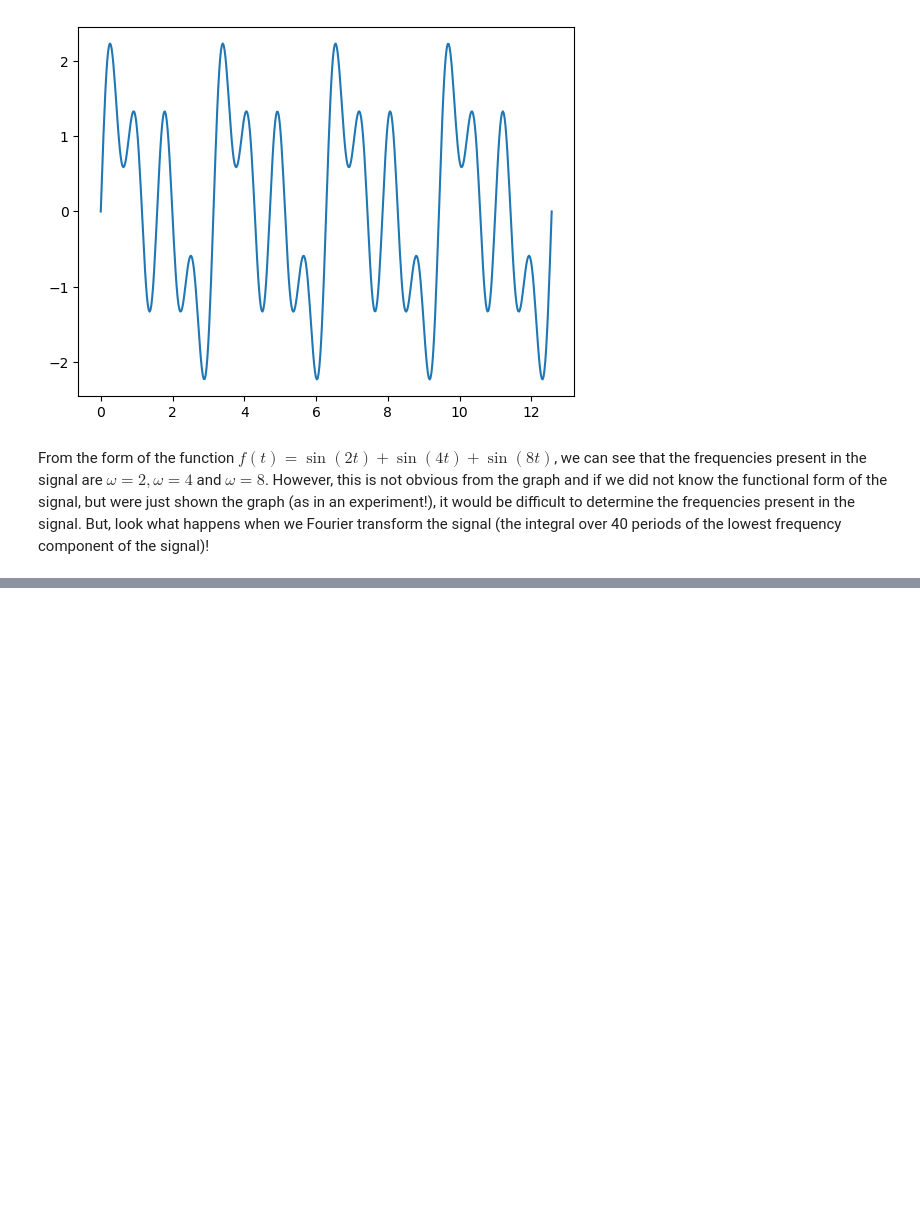
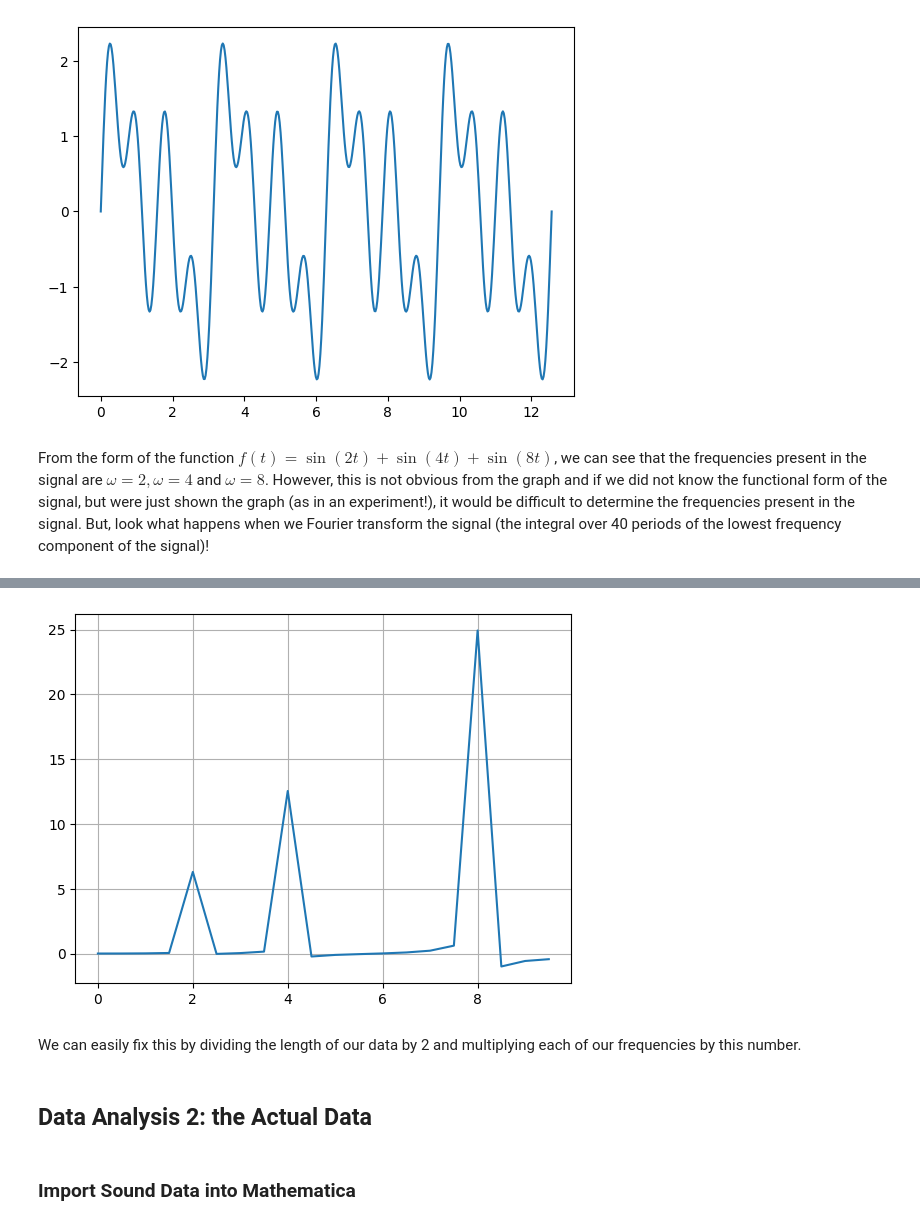
Before and after one commit to brinerk/LabsCapstone, a Jupyter notebook: Lab21/Lab 21.ipynb, the cells around one changed output, grey strips where cells are left out. Saved outputs shown, nothing was run; the diff lists cells and outputs as text; code cells hidden in the pictures; blank space fills up the shorter version.

```diff
--- a/Lab21/Lab 21.ipynb
+++ b/Lab21/Lab 21.ipynb
@@ -249,0 +272,12 @@ Don't worry too much about the details of this function.
+# %%
+plt.plot((np.abs(freq)*250)[:20],data_fft.real[:20])
+plt.grid()
+plt.show()
+# %% [output]
+[figure, added]
+# %% [markdown]
+We can easily fix this by dividing the length of our data by 2 and multiplying each of our frequencies by this number.
+# %% [markdown]
+<h2>Data Analysis 2: the Actual Data</2>
+# %% [markdown]
+<h3>Import Sound Data into Mathematica</h3>
```
Also changed, not shown: parts of 38 cells of this notebook, 8 other files.
